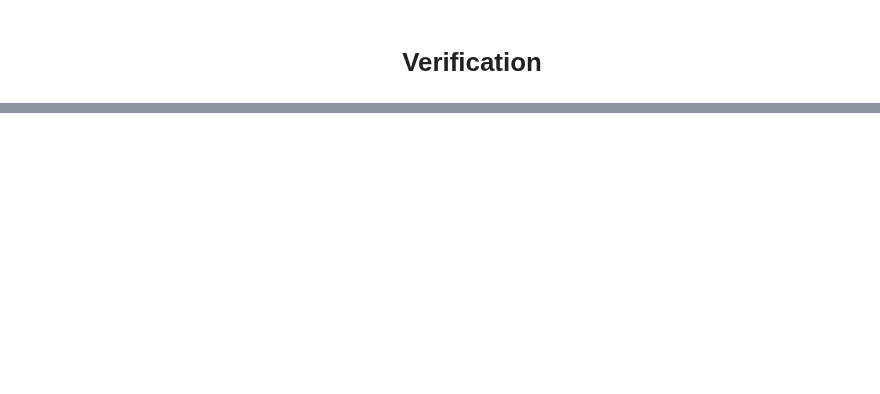
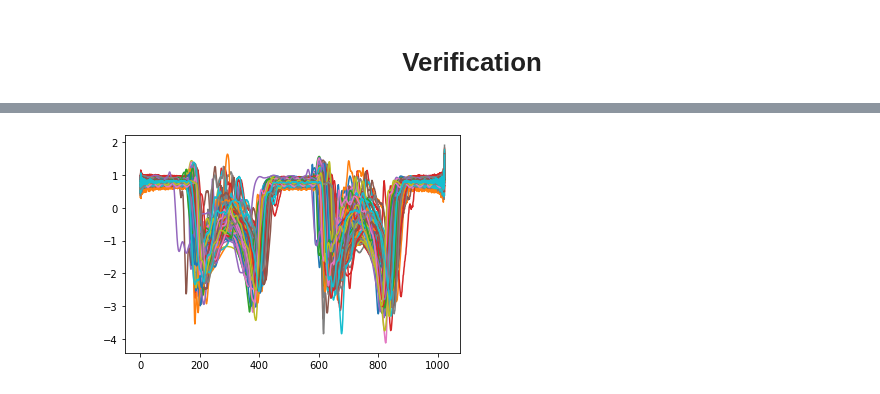
Before and after one commit to atick-faisal/GRF-Synthesis-from-Motion-Trajectories, a Jupyter notebook: src/preprocessing/process_dataset_2.ipynb, the cells around one changed output, grey strips where cells are left out. Saved outputs shown, nothing was run; the diff lists cells and outputs as text; code cells hidden in the pictures; blank space fills up the shorter version.

```diff
--- a/src/preprocessing/process_dataset_2.ipynb
+++ b/src/preprocessing/process_dataset_2.ipynb
@@ -332,7 +370,9 @@ IndexError: index 20 is out of bounds for axis 0 with size 20
 # %%
 y = target['fx'].to_numpy().reshape(-1, N_SAMPLES)
-for i in range(100, 105):
-    plt.plot(np.abs(y[i, :]))
+for i in range(100):
+    plt.plot(y[i, :])
+# %% [output]
+[figure, added]
 # %%
 path = '../../Dataset/gait-dbase-2/Participant14/Raw_Data/V35/T4.c3d'
 content = c3d(path, extract_forceplat_data=True)
```
Also changed, not shown: parts of 8 cells of this notebook.
